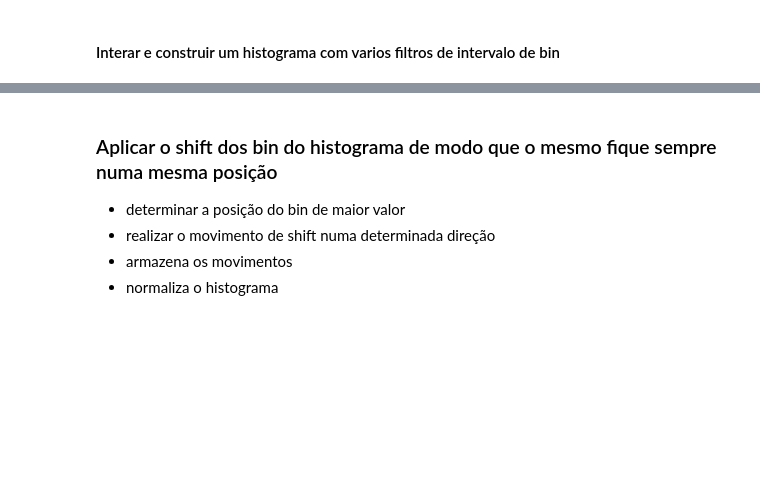
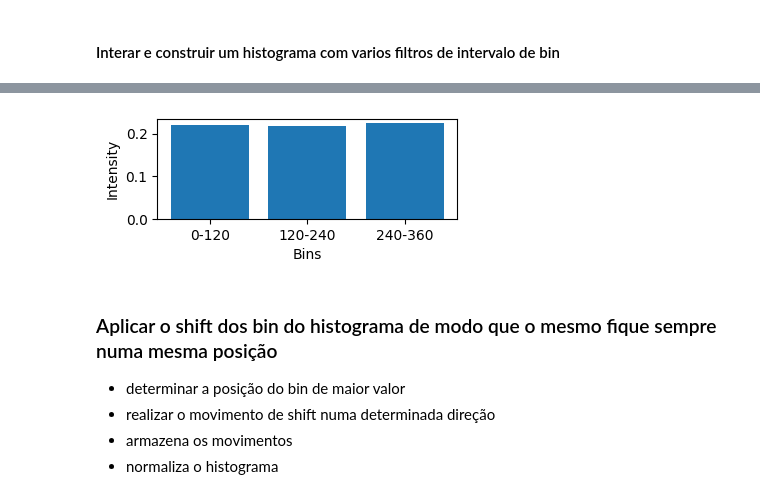
Before and after one commit to binarycode11/singular-points, a Jupyter notebook: exemplo-orie-hist.ipynb, the cells around one changed output, grey strips where cells are left out. Drawn from its saved outputs; the diff is of its cells as text; code cells hidden in the pictures; blank space fills up the shorter version.

```diff
--- a/exemplo-orie-hist.ipynb
+++ b/exemplo-orie-hist.ipynb
@@ -299,3 +252,31 @@ interval : 240  -  360
+# %%
+# funcao para exibir grafico de histograma com labels
+def plot_histogram(hist):
+    fig = plt.figure(figsize=(3,1))
+    ax = fig.add_axes([0,0,1,1])
+    ax.bar(np.arange(len(hist)),hist)
+    #colocar labels
+    n_bin = len(hist)
+    angle = 360/n_bin
+    labels = ["{}-{}".format(int(i*angle),int((i+1)*angle)) for i in range(n_bin)]
+    ax.set_xticks(np.arange(len(hist)))
+    ax.set_xticklabels(labels)
+    #titulo nos eixos
+    ax.set_xlabel('Bins')
+    ax.set_ylabel('Intensity')
+    plt.show()
+
+
+# def plot_histogram(hist):
+#     fig = plt.figure(figsize=(3,1))
+#     ax = fig.add_axes([0,0,1,1])
+#     ax.bar(np.arange(len(hist)),hist)
+#     plt.show()
+
+
+plot_histogram(hist1_b[index].cpu().detach())
+# %% [output]
+[figure, added]
 # %% [markdown]
 ### Aplicar o shift dos bin do histograma de modo que o mesmo fique sempre numa mesma posição
 - determinar a posição do bin de maior valor
```
Also changed, not shown: parts of 19 cells of this notebook, 9 other files.
